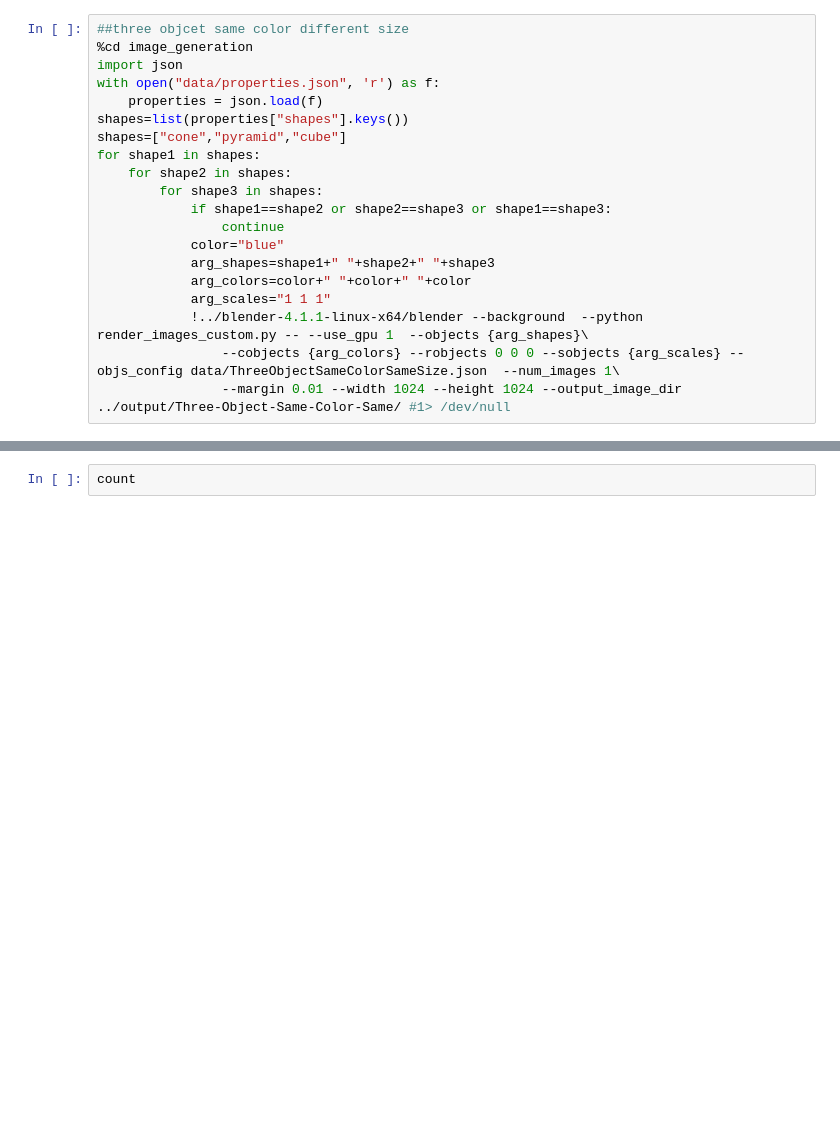
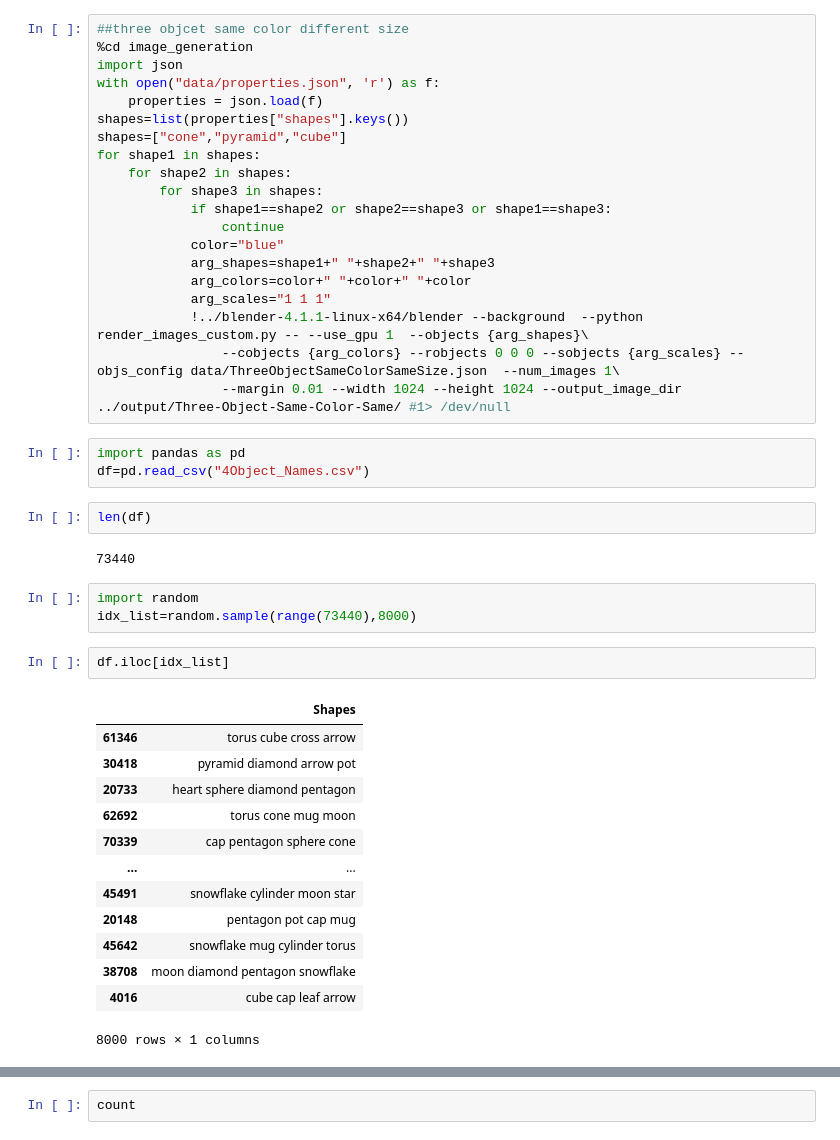
Before and after one commit to aminrezasefid/clevr-custom, a Jupyter notebook: Simple_generation.ipynb, the cells around one changed output, grey strips where cells are left out. Cells and saved outputs as stored; diff of their text form; blank space fills up the shorter version.

Commit message:
4objects added

```diff
--- a/Simple_generation.ipynb
+++ b/Simple_generation.ipynb
@@ -210,6 +210,32 @@ for shape1 in shapes:
             !../blender-4.1.1-linux-x64/blender --background  --python render_images_custom.py -- --use_gpu 1  --objects {arg_shapes}\
                 --cobjects {arg_colors} --robjects 0 0 0 --sobjects {arg_scales} --objs_config data/ThreeObjectSameColorSameSize.json  --num_images 1\
                 --margin 0.01 --width 1024 --height 1024 --output_image_dir ../output/Three-Object-Same-Color-Same/ #1> /dev/null
+# %%
+import pandas as pd
+df=pd.read_csv("4Object_Names.csv")
+# %%
+len(df)
+# %% [output]
+73440
+# %%
+import random
+idx_list=random.sample(range(73440),8000)
+# %%
+df.iloc[idx_list]
+# %% [output]
+|  | Shapes |
+| 61346 | torus cube cross arrow |
+| 30418 | pyramid diamond arrow pot |
+| 20733 | heart sphere diamond pentagon |
+| 62692 | torus cone mug moon |
+| 70339 | cap pentagon sphere cone |
+| ... | ... |
+| 45491 | snowflake cylinder moon star |
+| 20148 | pentagon pot cap mug |
+| 45642 | snowflake mug cylinder torus |
+| 38708 | moon diamond pentagon snowflake |
+| 4016 | cube cap leaf arrow |
+8000 rows × 1 columns
 # %%
 ##four objcet same color different size
 %cd image_generation
```
Also changed, not shown: parts of 1 cell of this notebook, 4 other files.
